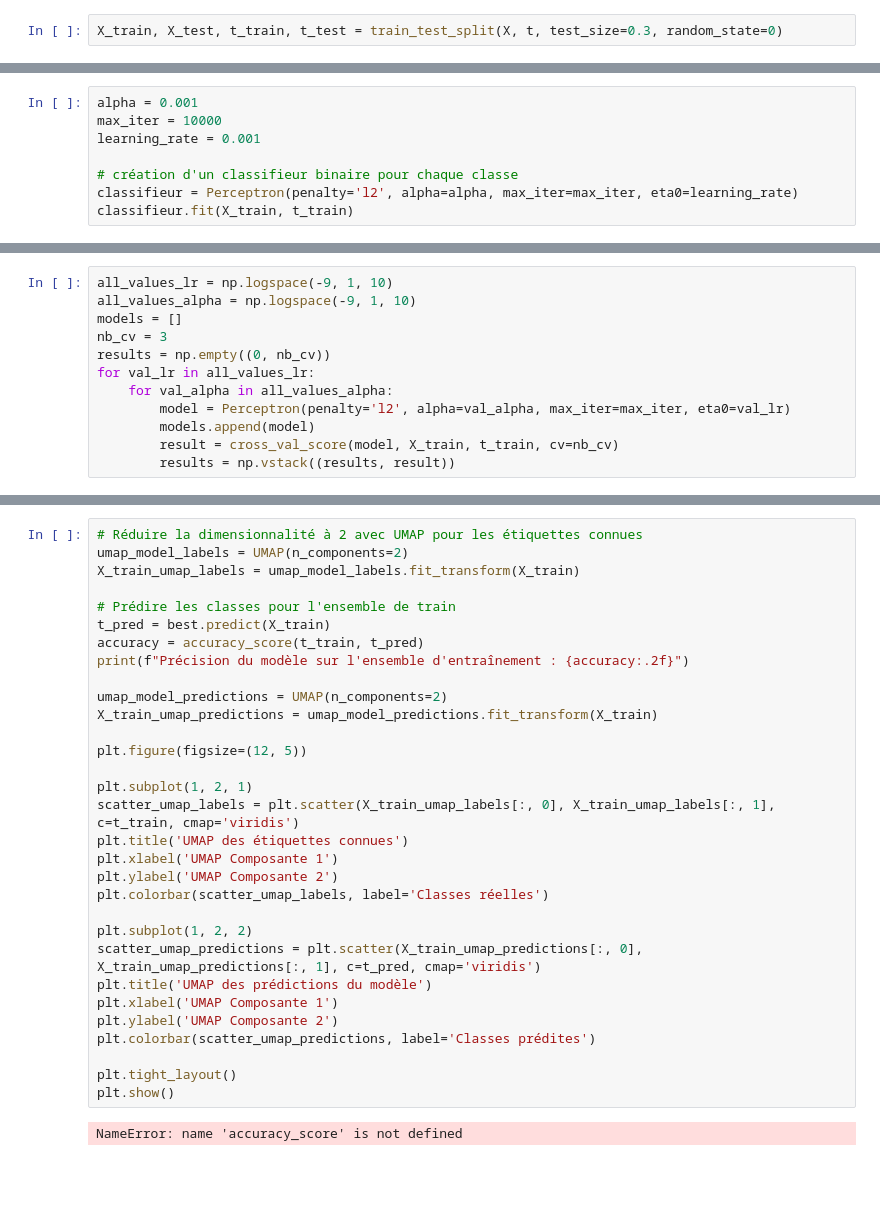
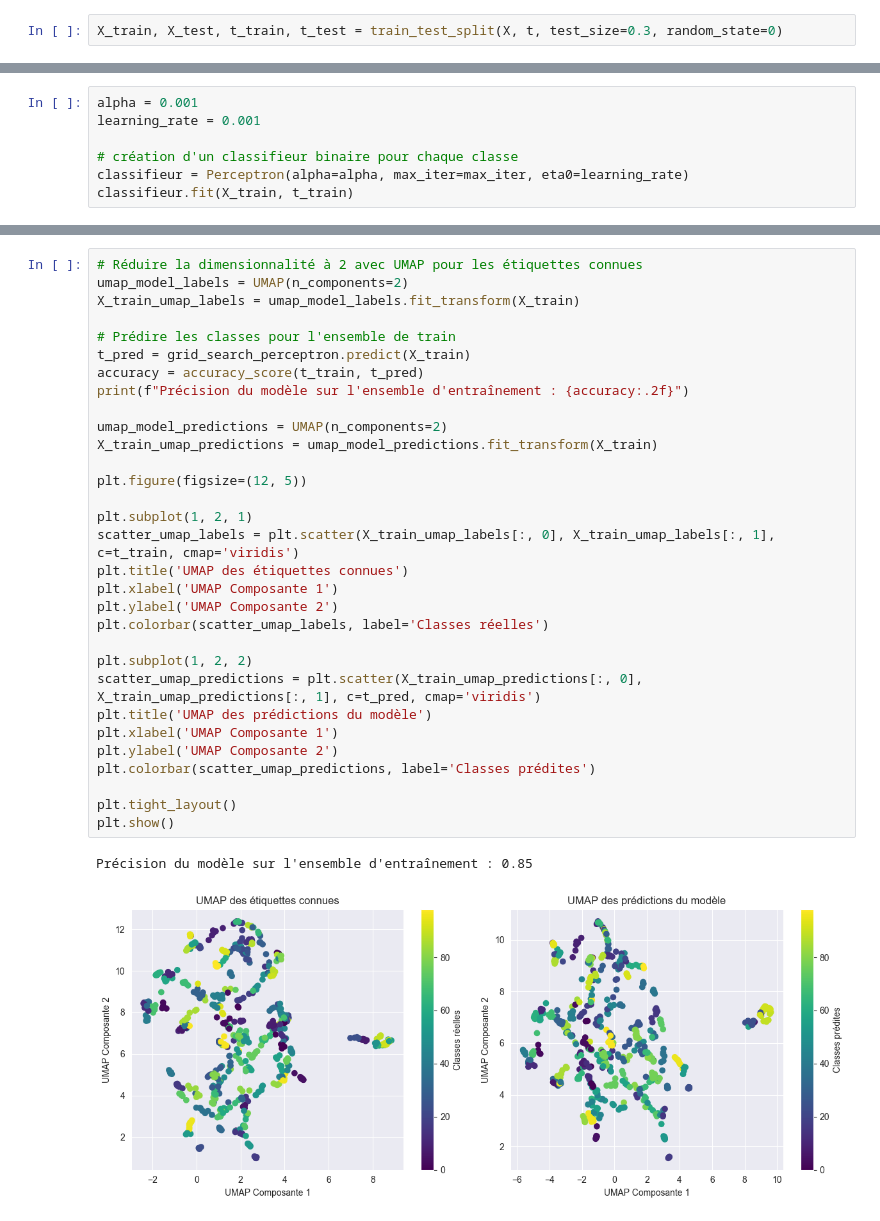
Before and after one commit to Alexandre-Leclercq/technique_apprentissage_projet, a Jupyter notebook: notebook/Perceptron.ipynb, the cells around one changed output, grey strips where cells are left out. Drawn from its saved outputs; the diff is of its cells as text; blank space fills up the shorter version.

```diff
--- a/notebook/Perceptron.ipynb
+++ b/notebook/Perceptron.ipynb
@@ -27,9 +36,8 @@ X_train, X_test, t_train, t_test = train_test_split(X, t, test_size=0.3, random_
 # %%
 alpha = 0.001
-max_iter = 10000
 learning_rate = 0.001
 
 # création d'un classifieur binaire pour chaque classe
-classifieur = Perceptron(penalty='l2', alpha=alpha, max_iter=max_iter, eta0=learning_rate)
+classifieur = Perceptron(alpha=alpha, max_iter=max_iter, eta0=learning_rate)
 classifieur.fit(X_train, t_train)
 # %% [output]
@@ -41,12 +48,0 @@ classifieur.score(X_train, t_train)
-# %%
-all_values_lr = np.logspace(-9, 1, 10)
-all_values_alpha = np.logspace(-9, 1, 10)
-models = []
-nb_cv = 3
-results = np.empty((0, nb_cv))
-for val_lr in all_values_lr:
-    for val_alpha in all_values_alpha:
-        model = Perceptron(penalty='l2', alpha=val_alpha, max_iter=max_iter, eta0=val_lr)
-        models.append(model)
-        result = cross_val_score(model, X_train, t_train, cv=nb_cv)
-        results = np.vstack((results, result))
@@ -103,32 +129,33 @@ best.score(X_test, t_test)
 # Réduire la dimensionnalité à 2 avec UMAP pour les étiquettes connues
 umap_model_labels = UMAP(n_components=2)
 X_train_umap_labels = umap_model_labels.fit_transform(X_train)
 
 # Prédire les classes pour l'ensemble de train
-t_pred = best.predict(X_train)
+t_pred = grid_search_perceptron.predict(X_train)
 accuracy = accuracy_score(t_train, t_pred)
 print(f"Précision du modèle sur l'ensemble d'entraînement : {accuracy:.2f}")
 
 umap_model_predictions = UMAP(n_components=2)
 X_train_umap_predictions = umap_model_predictions.fit_transform(X_train)
 
 plt.figure(figsize=(12, 5))
 
 plt.subplot(1, 2, 1)
 scatter_umap_labels = plt.scatter(X_train_umap_labels[:, 0], X_train_umap_labels[:, 1], c=t_train, cmap='viridis')
 plt.title('UMAP des étiquettes connues')
 plt.xlabel('UMAP Composante 1')
 plt.ylabel('UMAP Composante 2')
 plt.colorbar(scatter_umap_labels, label='Classes réelles')
 
 plt.subplot(1, 2, 2)
 scatter_umap_predictions = plt.scatter(X_train_umap_predictions[:, 0], X_train_umap_predictions[:, 1], c=t_pred, cmap='viridis')
 plt.title('UMAP des prédictions du modèle')
 plt.xlabel('UMAP Composante 1')
 plt.ylabel('UMAP Composante 2')
 plt.colorbar(scatter_umap_predictions, label='Classes prédites')
 
 plt.tight_layout()
 plt.show()
 # %% [output]
-NameError: name 'accuracy_score' is not defined
+Précision du modèle sur l'ensemble d'entraînement : 0.85
+[figure, added]
```
Also changed, not shown: parts of 26 cells of this notebook.
